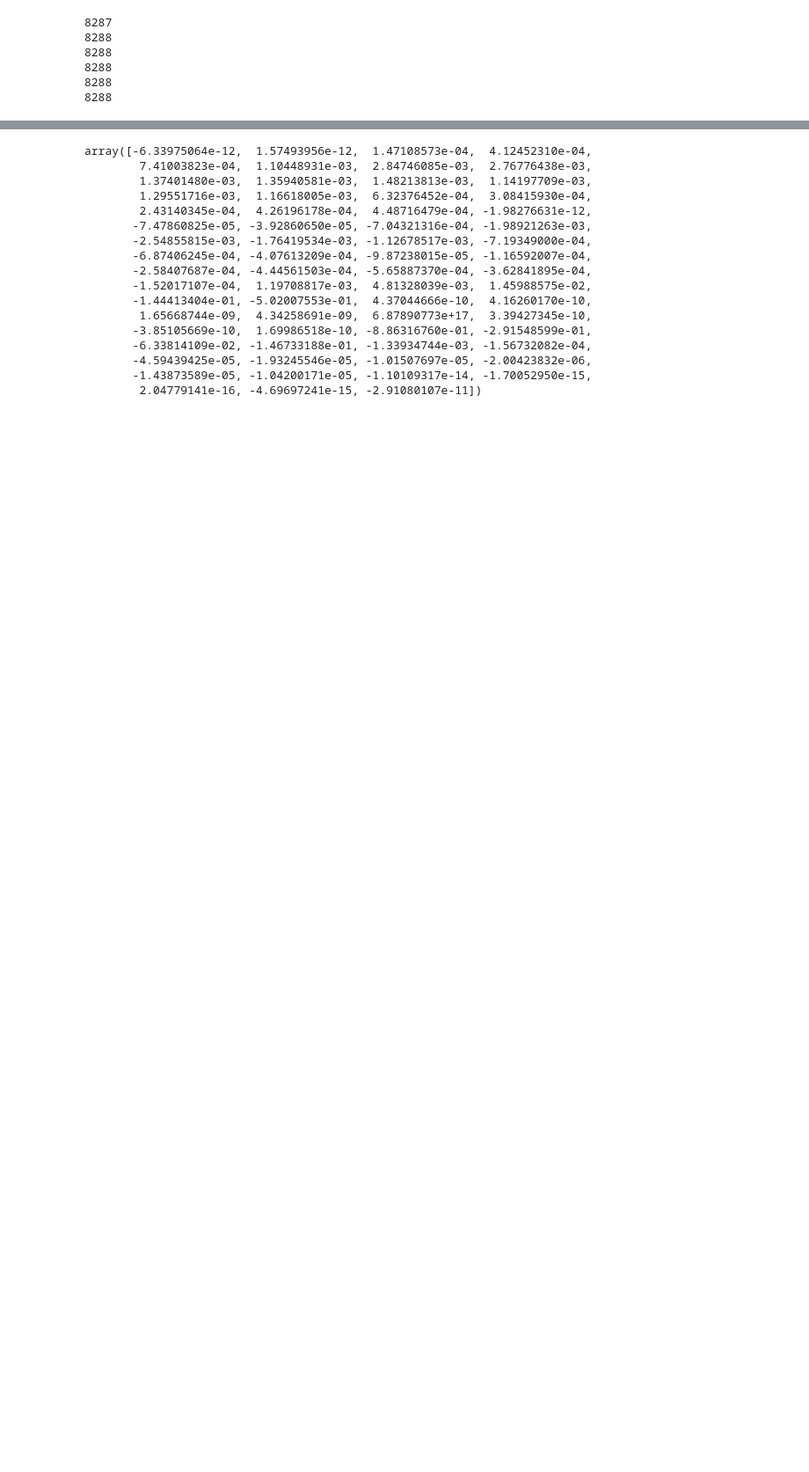
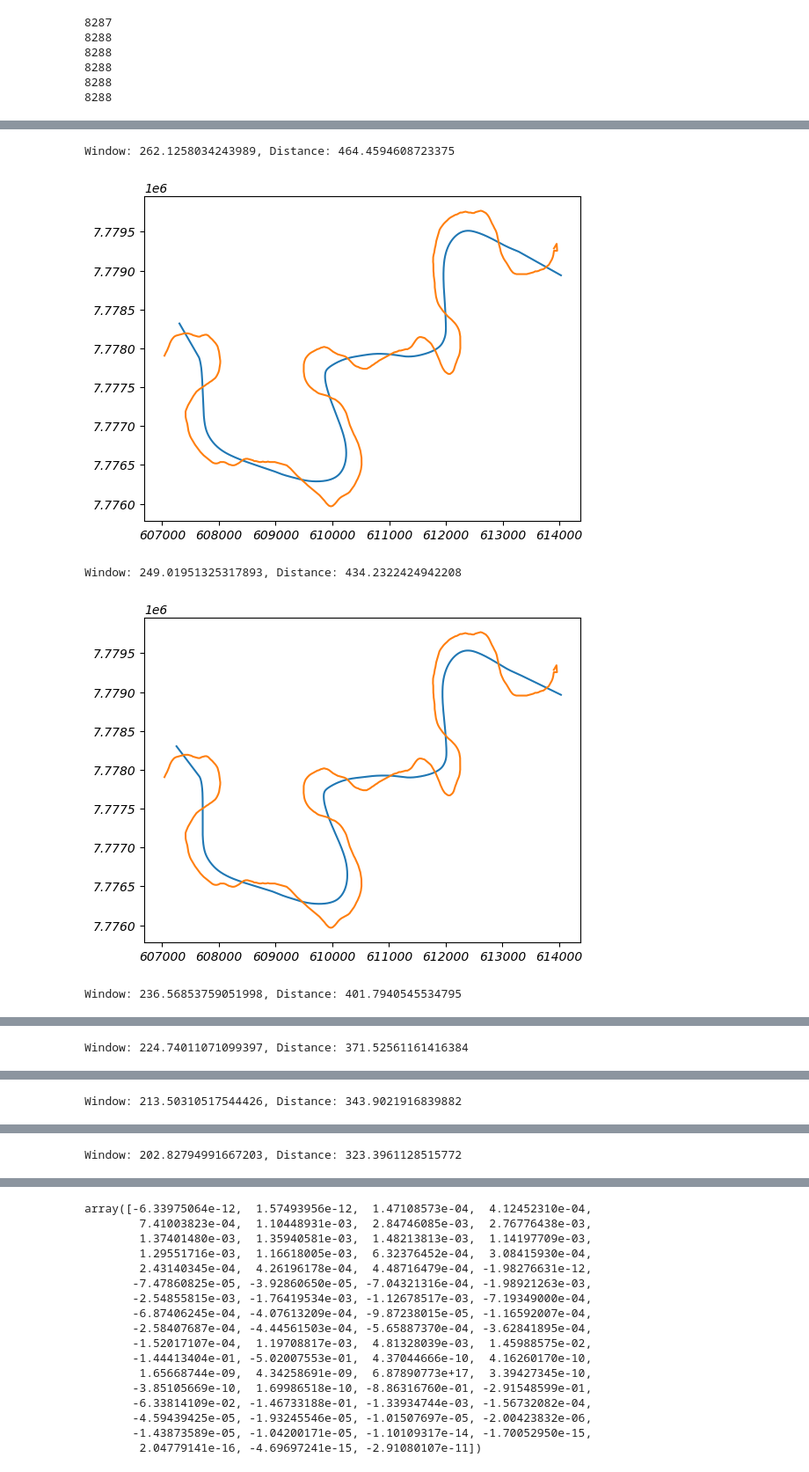
Before and after one commit to niekcde/river-confinement, a Jupyter notebook: test_inflectionPoint.ipynb, the cells around one changed output, grey strips where cells are left out. Shown at 88% size. Saved outputs shown, nothing was run; the diff lists cells and outputs as text; code cells hidden in the pictures; blank space fills up the shorter version.

```diff
--- a/test_inflectionPoint.ipynb
+++ b/test_inflectionPoint.ipynb
@@ -190,0 +307,8 @@ array([-8.48101180e-05,  1.43030125e-04, -4.37793399e-05,  1.70609097e-04])
+# %%
+SG_smoothing(combinedLine, smoothing_window, factorWidth)
+# %% [output]
+Window: 262.1258034243989, Distance: 464.4594608723375
+[figure, added]
+Window: 249.01951325317893, Distance: 434.2322424942208
+[figure, added]
+Window: 236.56853759051998, Distance: 401.7940545534795
@@ -190,0 +316 @@ array([-8.48101180e-05,  1.43030125e-04, -4.37793399e-05,  1.70609097e-04])
+Window: 224.74011071099397, Distance: 371.52561161416384
@@ -190,0 +318 @@ array([-8.48101180e-05,  1.43030125e-04, -4.37793399e-05,  1.70609097e-04])
+Window: 213.50310517544426, Distance: 343.9021916839882
@@ -190,0 +320 @@ array([-8.48101180e-05,  1.43030125e-04, -4.37793399e-05,  1.70609097e-04])
+Window: 202.82794991667203, Distance: 323.3961128515772
```
Also changed, not shown: parts of 9 cells of this notebook, 19 other files.
